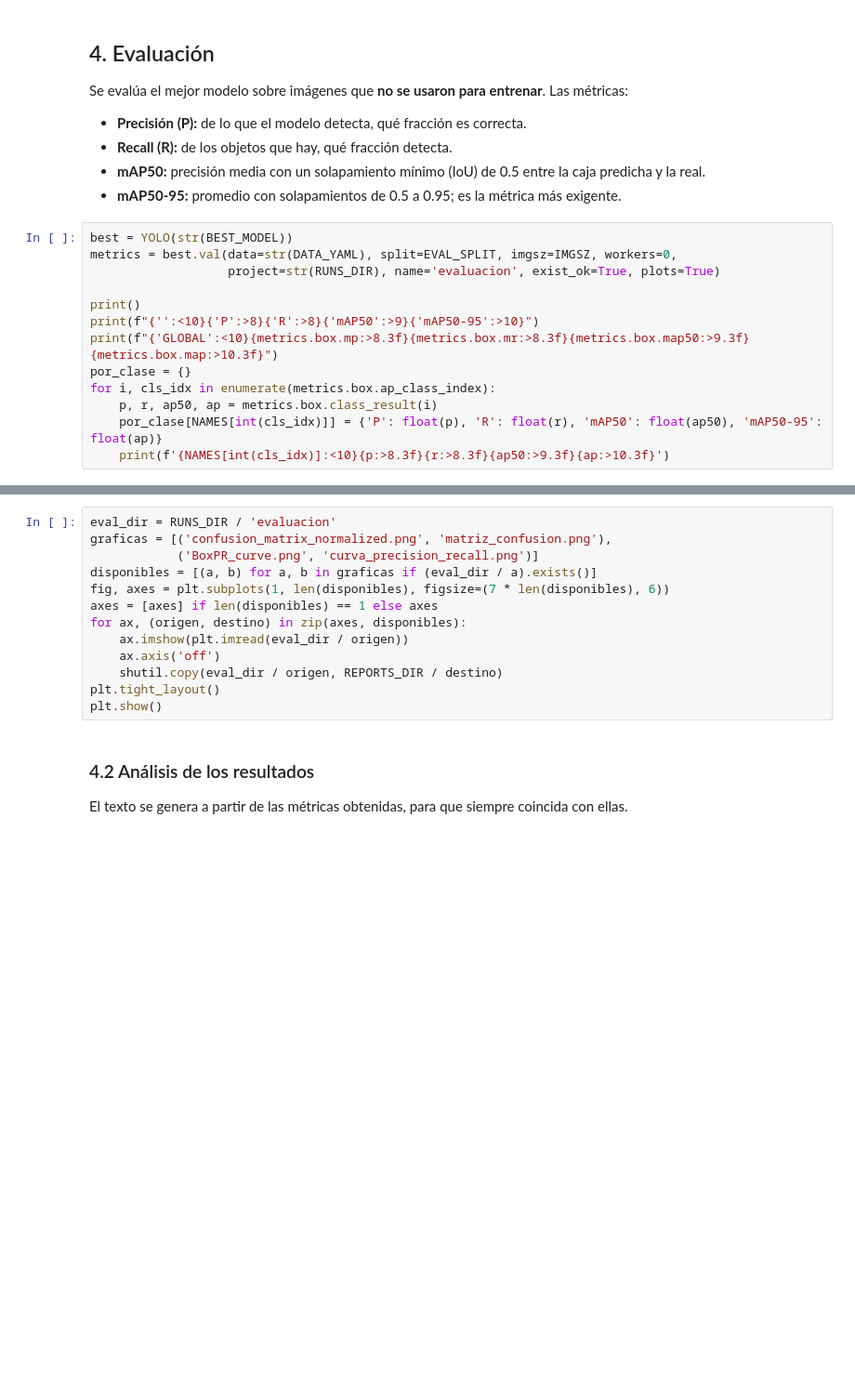
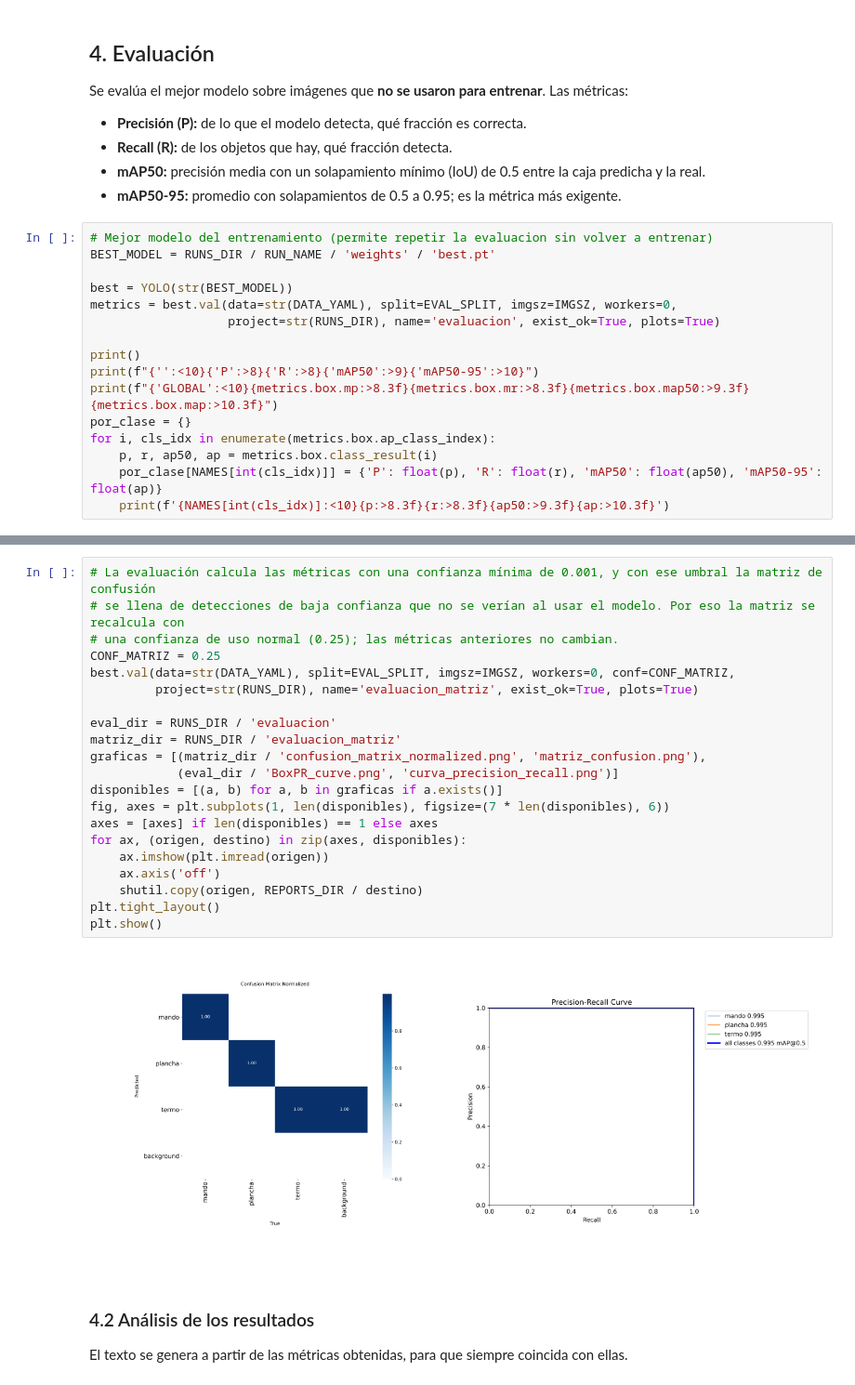
Before and after one commit to DanielSozoranga/vision-computadora-yolo-personalizado, a Jupyter notebook: notebooks/deteccion_personalizada_yolo.ipynb, the cells around one changed output, grey strips where cells are left out. Shown at 93% size. Drawn from its saved outputs; the diff is of its cells as text; blank space fills up the shorter version.

Commit message:
feat: entrena y evalua el detector con el dataset de Roboflow

```diff
--- a/notebooks/deteccion_personalizada_yolo.ipynb
+++ b/notebooks/deteccion_personalizada_yolo.ipynb
@@ -196,6 +196,9 @@ Se evalúa el mejor modelo sobre imágenes que **no se usaron para entrenar**. L
 - **mAP50:** precisión media con un solapamiento mínimo (IoU) de 0.5 entre la caja predicha y la real.
 - **mAP50-95:** promedio con solapamientos de 0.5 a 0.95; es la métrica más exigente.
 # %%
+# Mejor modelo del entrenamiento (permite repetir la evaluacion sin volver a entrenar)
+BEST_MODEL = RUNS_DIR / RUN_NAME / 'weights' / 'best.pt'
+
 best = YOLO(str(BEST_MODEL))
 metrics = best.val(data=str(DATA_YAML), split=EVAL_SPLIT, imgsz=IMGSZ, workers=0,
                    project=str(RUNS_DIR), name='evaluacion', exist_ok=True, plots=True)
@@ -213,16 +218,26 @@ for i, cls_idx in enumerate(metrics.box.ap_class_index):
 # %%
+# La evaluación calcula las métricas con una confianza mínima de 0.001, y con ese umbral la matriz de confusión
+# se llena de detecciones de baja confianza que no se verían al usar el modelo. Por eso la matriz se recalcula con
+# una confianza de uso normal (0.25); las métricas anteriores no cambian.
+CONF_MATRIZ = 0.25
+best.val(data=str(DATA_YAML), split=EVAL_SPLIT, imgsz=IMGSZ, workers=0, conf=CONF_MATRIZ,
+         project=str(RUNS_DIR), name='evaluacion_matriz', exist_ok=True, plots=True)
+
 eval_dir = RUNS_DIR / 'evaluacion'
-graficas = [('confusion_matrix_normalized.png', 'matriz_confusion.png'),
-            ('BoxPR_curve.png', 'curva_precision_recall.png')]
-disponibles = [(a, b) for a, b in graficas if (eval_dir / a).exists()]
+matriz_dir = RUNS_DIR / 'evaluacion_matriz'
+graficas = [(matriz_dir / 'confusion_matrix_normalized.png', 'matriz_confusion.png'),
+            (eval_dir / 'BoxPR_curve.png', 'curva_precision_recall.png')]
+disponibles = [(a, b) for a, b in graficas if a.exists()]
 fig, axes = plt.subplots(1, len(disponibles), figsize=(7 * len(disponibles), 6))
 axes = [axes] if len(disponibles) == 1 else axes
 for ax, (origen, destino) in zip(axes, disponibles):
-    ax.imshow(plt.imread(eval_dir / origen))
+    ax.imshow(plt.imread(origen))
     ax.axis('off')
-    shutil.copy(eval_dir / origen, REPORTS_DIR / destino)
+    shutil.copy(origen, REPORTS_DIR / destino)
 plt.tight_layout()
 plt.show()
+# %% [output]
+[figure, added]
 # %% [markdown]
 ### 4.2 Análisis de los resultados
 
```
Also changed, not shown: parts of 1 cell of this notebook, 20 other files.
